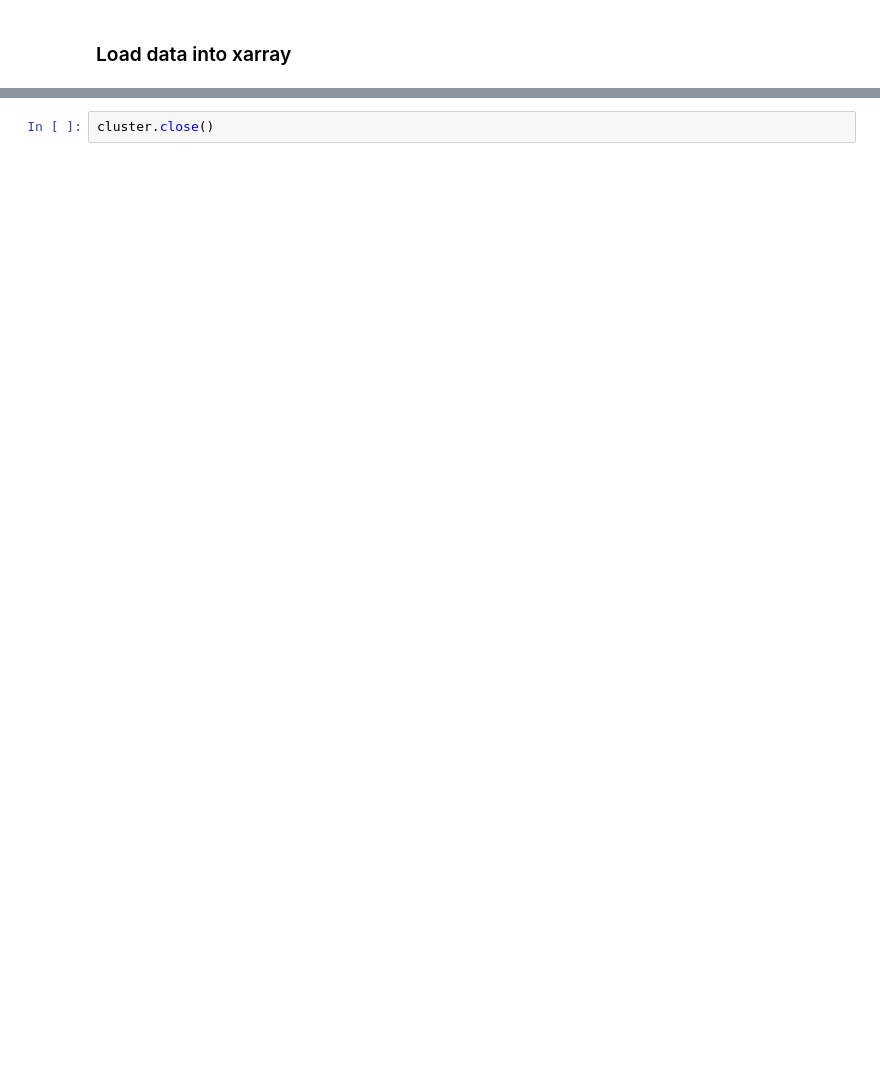
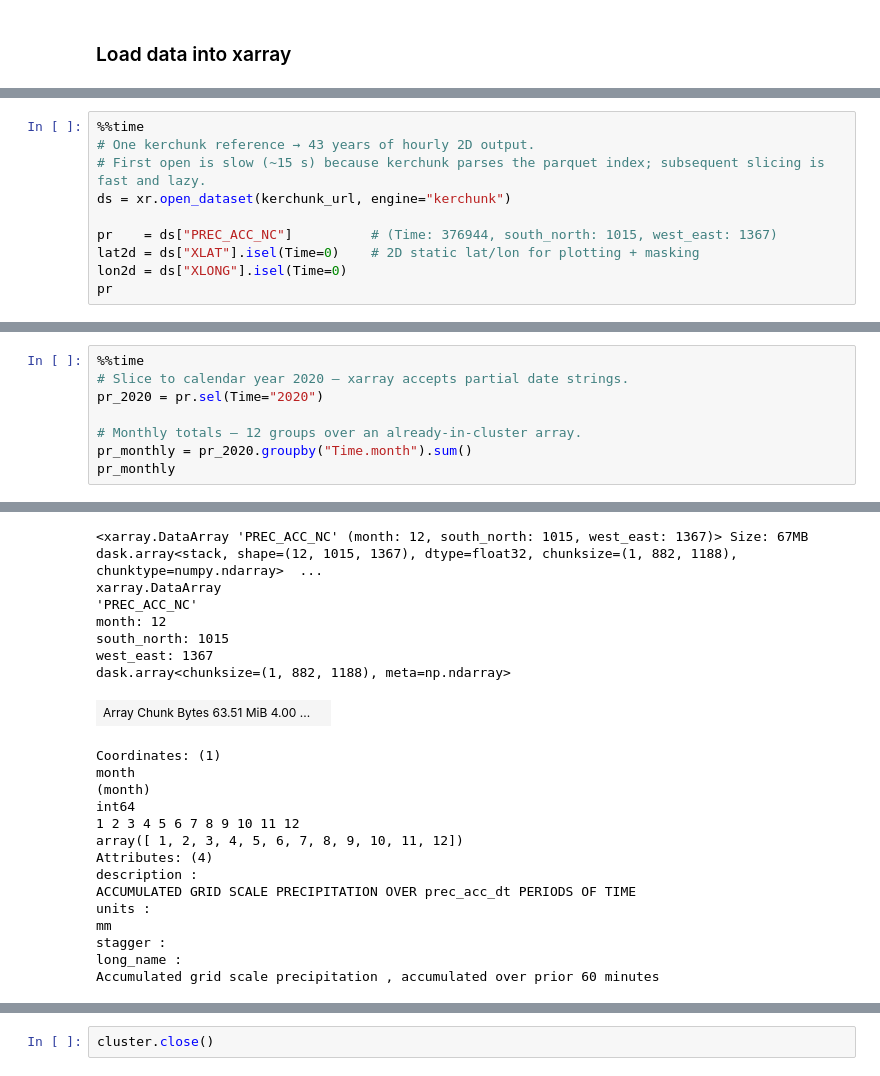
Before and after one commit to NCAR/gdex-examples, a Jupyter notebook: notebooks/conus404.ipynb, the cells around one changed output, grey strips where cells are left out. Drawn from its saved outputs; the diff is of its cells as text; blank space fills up the shorter version.

```diff
--- a/notebooks/conus404.ipynb
+++ b/notebooks/conus404.ipynb
@@ -233,0 +195,10 @@ ds.sel(Time=desired_time,method='nearest').plot(cmap='inferno')
+# %%
+%%time
+# One kerchunk reference → 43 years of hourly 2D output.
+# First open is slow (~15 s) because kerchunk parses the parquet index; subsequent slicing is fast and lazy.
+ds = xr.open_dataset(kerchunk_url, engine="kerchunk")
+
+pr    = ds["PREC_ACC_NC"]          # (Time: 376944, south_north: 1015, west_east: 1367)
+lat2d = ds["XLAT"].isel(Time=0)    # 2D static lat/lon for plotting + masking
+lon2d = ds["XLONG"].isel(Time=0)
+pr
@@ -233,0 +231,9 @@ ds.sel(Time=desired_time,method='nearest').plot(cmap='inferno')
+# %%
+%%time
+# Slice to calendar year 2020 — xarray accepts partial date strings.
+pr_2020 = pr.sel(Time="2020")
+
+# Monthly totals — 12 groups over an already-in-cluster array.
+pr_monthly = pr_2020.groupby("Time.month").sum()
+pr_monthly
+# %% [output]
@@ -233,0 +242,22 @@ ds.sel(Time=desired_time,method='nearest').plot(cmap='inferno')
+<xarray.DataArray 'PREC_ACC_NC' (month: 12, south_north: 1015, west_east: 1367)> Size: 67MB dask.array<stack, shape=(12, 1015, 1367), dtype=float32, chunksize=(1, 882, 1188), chunktype=numpy.ndarray>  ...
+xarray.DataArray
+'PREC_ACC_NC'
+month: 12
+south_north: 1015
+west_east: 1367
+dask.array<chunksize=(1, 882, 1188), meta=np.ndarray>
+| Array Chunk Bytes 63.51 MiB 4.00 ... |  |
+Coordinates: (1)
+month
+(month)
+int64
+1 2 3 4 5 6 7 8 9 10 11 12
+array([ 1, 2, 3, 4, 5, 6, 7, 8, 9, 10, 11, 12])
+Attributes: (4)
+description :
+ACCUMULATED GRID SCALE PRECIPITATION OVER prec_acc_dt PERIODS OF TIME
+units :
+mm
+stagger :
+long_name :
+Accumulated grid scale precipitation , accumulated over prior 60 minutes
```
Also changed, not shown: parts of 30 cells of this notebook.
